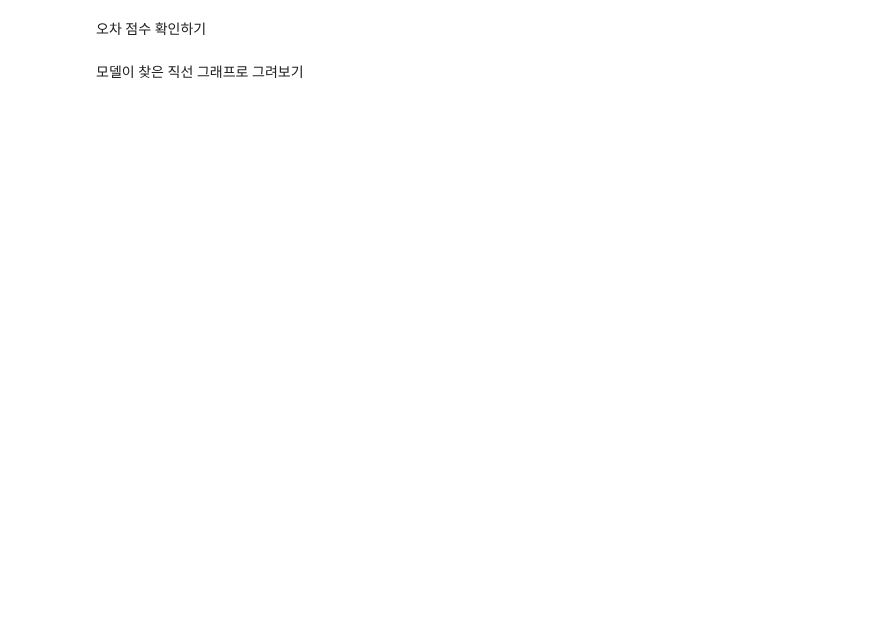
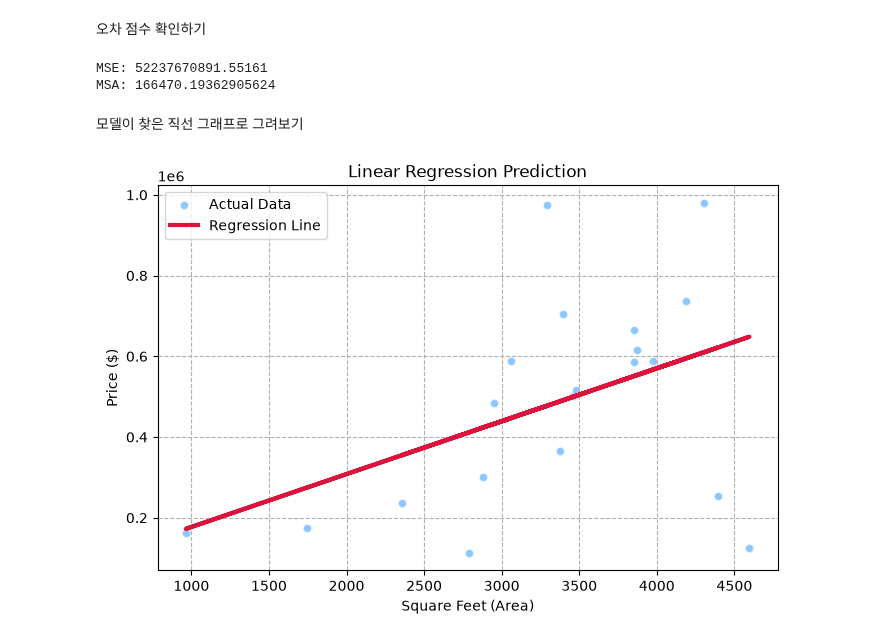
Before and after one commit to Cocode96/AX_Study, a Jupyter notebook: 04_MACHINE_LEARNING/src/04_machine_learning/chapter02/01.ipynb, the cells around one changed output. Saved outputs shown, nothing was run; the diff lists cells and outputs as text; code cells hidden in the pictures; blank space fills up the shorter version.

```diff
--- a/04_MACHINE_LEARNING/src/04_machine_learning/chapter02/01.ipynb
+++ b/04_MACHINE_LEARNING/src/04_machine_learning/chapter02/01.ipynb
@@ -14,0 +53,5 @@ USA 주택 데이터(CSV) 불러오기
+# %%
+X = df[['SquareFeet']]
+y = df[['Price']]
+print(X.shape, y.shape)
+print(len(X), len(y))
@@ -16,0 +64,5 @@ USA 주택 데이터(CSV) 불러오기
+# %%
+model = LinearRegression()
+model.fit(X, y)
+
+print(model.coef_, model.intercept_)
@@ -18,0 +74,3 @@ USA 주택 데이터(CSV) 불러오기
+# %%
+y_pred = model.predict(X=X)
+y_pred
@@ -19,4 +98,25 @@ USA 주택 데이터(CSV) 불러오기
 # %% [markdown]
 오차 점수 확인하기
+# %%
+mse = mean_squared_error(y, y_pred=y_pred)
+mae = mean_absolute_error(y, y_pred=y_pred)
+
+print("MSE:", mse)
+print("MSA:", mae)
+# %% [output]
+MSE: 52237670891.55161
+MSA: 166470.19362905624
 # %% [markdown]
 모델이 찾은 직선 그래프로 그려보기
+# %%
+plt.figure(figsize=(8, 5))
+plt.scatter(X, y, color='dodgerblue', alpha=0.5, edgecolor='w', label='Actual Data')
+plt.plot(X, y_pred, color='crimson', linewidth=3, label='Regression Line')
+plt.title('Linear Regression Prediction')
+plt.xlabel('Square Feet (Area)')
+plt.ylabel('Price ($)')
+plt.legend()
+plt.grid(True, linestyle='--')
+plt.show()
+# %% [output]
+[figure, added]
```
Also changed, not shown: parts of 10 cells of this notebook, 1 other file.
